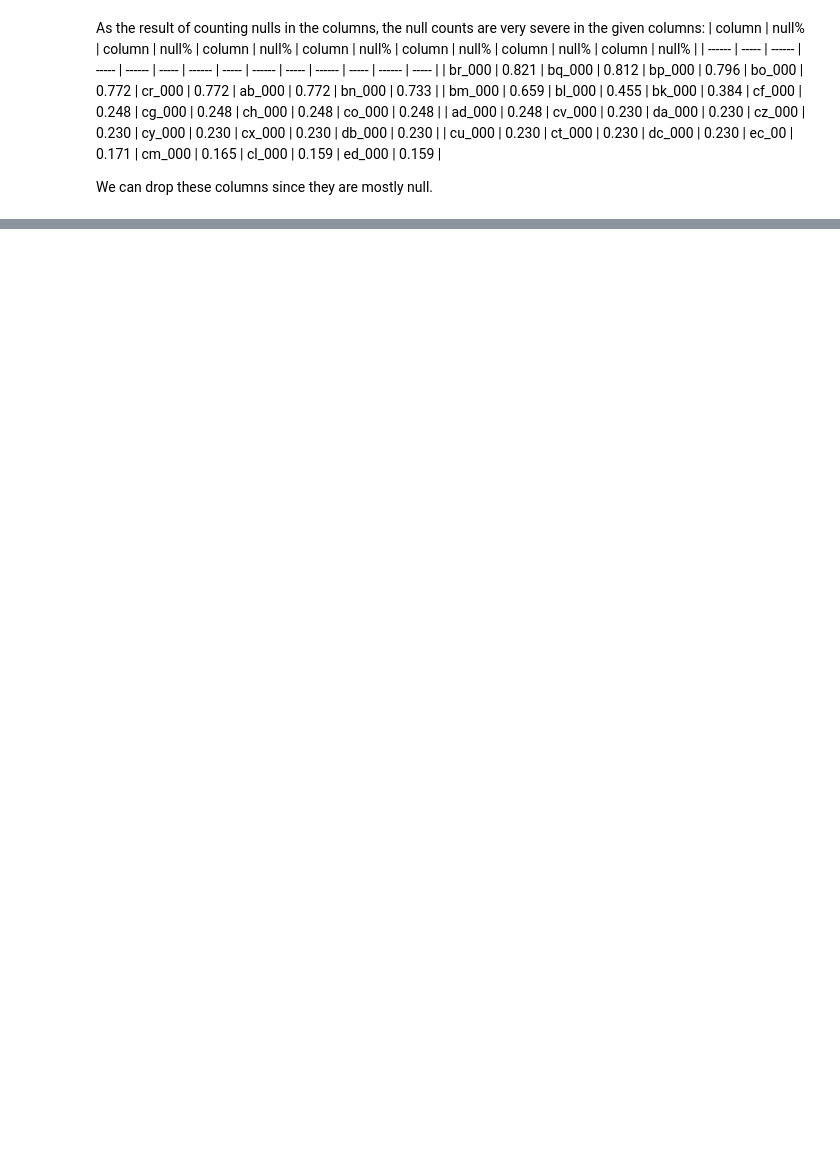
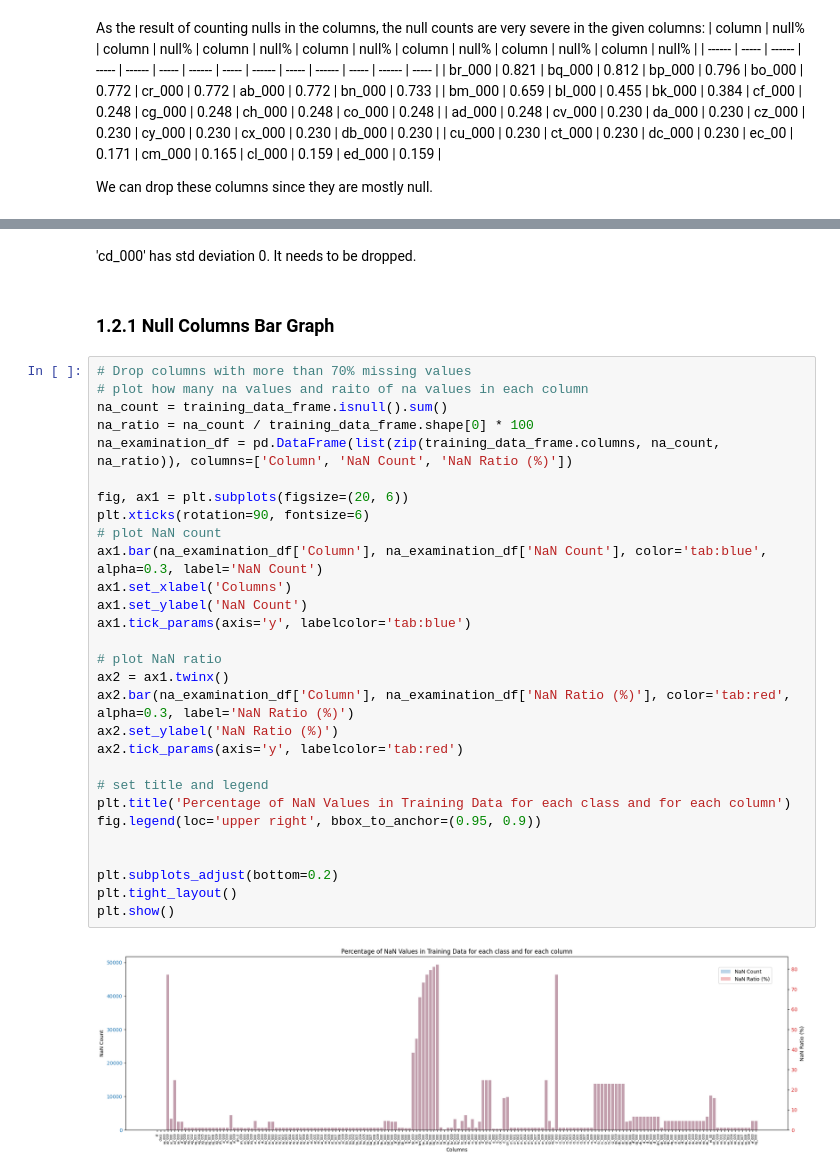
Before and after one commit to lfd-team2/lfd_team2_project, a Jupyter notebook: project.ipynb, the cells around one changed output, grey strips where cells are left out. Drawn from its saved outputs; the diff is of its cells as text; blank space fills up the shorter version.

```diff
--- a/project.ipynb
+++ b/project.ipynb
@@ -94,0 +106,35 @@ NameError: name 'train_data' is not defined
+# %% [markdown]
+'cd_000' has std deviation 0. It needs to be dropped.
+# %% [markdown]
+### 1.2.1 Null Columns Bar Graph
+# %%
+# Drop columns with more than 70% missing values
+# plot how many na values and raito of na values in each column
+na_count = training_data_frame.isnull().sum()
+na_ratio = na_count / training_data_frame.shape[0] * 100
+na_examination_df = pd.DataFrame(list(zip(training_data_frame.columns, na_count, na_ratio)), columns=['Column', 'NaN Count', 'NaN Ratio (%)'])
+
+fig, ax1 = plt.subplots(figsize=(20, 6))
+plt.xticks(rotation=90, fontsize=6)
+# plot NaN count
+ax1.bar(na_examination_df['Column'], na_examination_df['NaN Count'], color='tab:blue', alpha=0.3, label='NaN Count')
+ax1.set_xlabel('Columns')
+ax1.set_ylabel('NaN Count')
+ax1.tick_params(axis='y', labelcolor='tab:blue')
+
+# plot NaN ratio
+ax2 = ax1.twinx()
+ax2.bar(na_examination_df['Column'], na_examination_df['NaN Ratio (%)'], color='tab:red', alpha=0.3, label='NaN Ratio (%)')
+ax2.set_ylabel('NaN Ratio (%)')
+ax2.tick_params(axis='y', labelcolor='tab:red')
+
+# set title and legend
+plt.title('Percentage of NaN Values in Training Data for each class and for each column')
+fig.legend(loc='upper right', bbox_to_anchor=(0.95, 0.9))
+
+
+plt.subplots_adjust(bottom=0.2)
+plt.tight_layout()
+plt.show()
+# %% [output]
+[figure, added]
```
Also changed, not shown: parts of 10 cells of this notebook.
